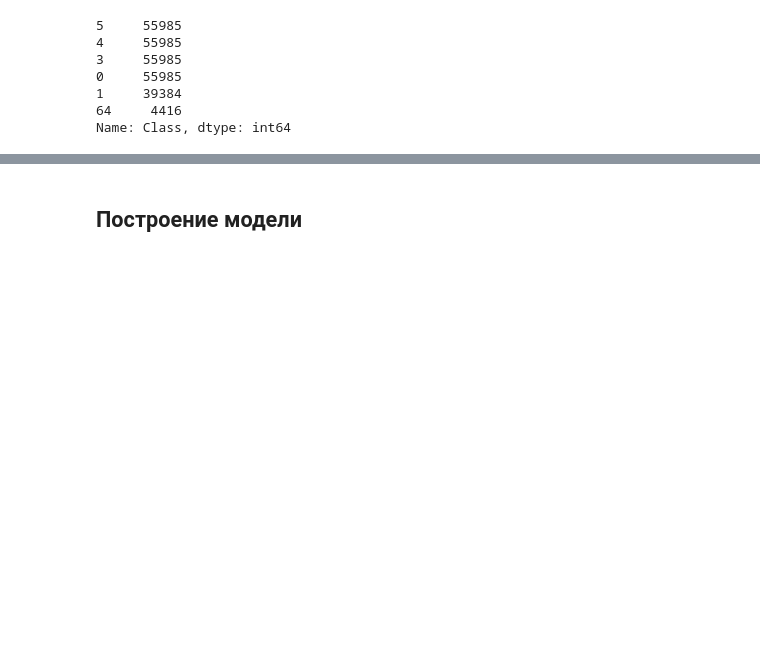
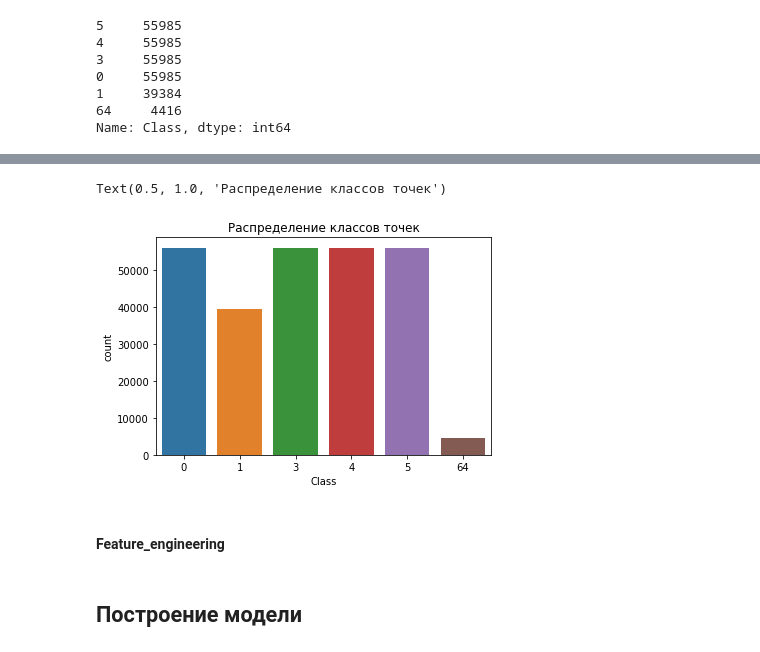
Before and after one commit to apertseva/champ-ml, a Jupyter notebook: Novosibirsk/EnsembleBoostClassifier.ipynb, the cells around one changed output, grey strips where cells are left out. Cells and saved outputs as stored; diff of their text form; code cells hidden in the pictures; blank space fills up the shorter version.

```diff
--- a/Novosibirsk/EnsembleBoostClassifier.ipynb
+++ b/Novosibirsk/EnsembleBoostClassifier.ipynb
@@ -124,3 +135,11 @@ Name: Class, dtype: int64
+# %%
+# Распределение классов на новой обучающей выборке
+sns.countplot(x = "Class" , data  = data_train).set_title('Распределение классов точек')
+# %% [output]
+Text(0.5, 1.0, 'Распределение классов точек')
+[figure, added]
+# %% [markdown]
+#### Feature_engineering
 # %%
 def feature_engineering(df:  pd.DataFrame) ->  pd.DataFrame:
     """Добавление новых признаков в датафрейм."""
```
Also changed, not shown: parts of 7 cells of this notebook.
